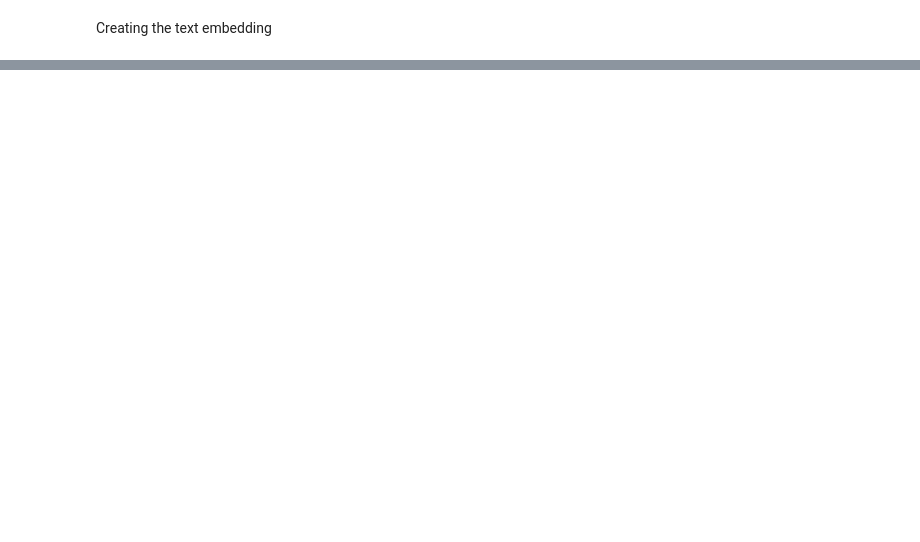
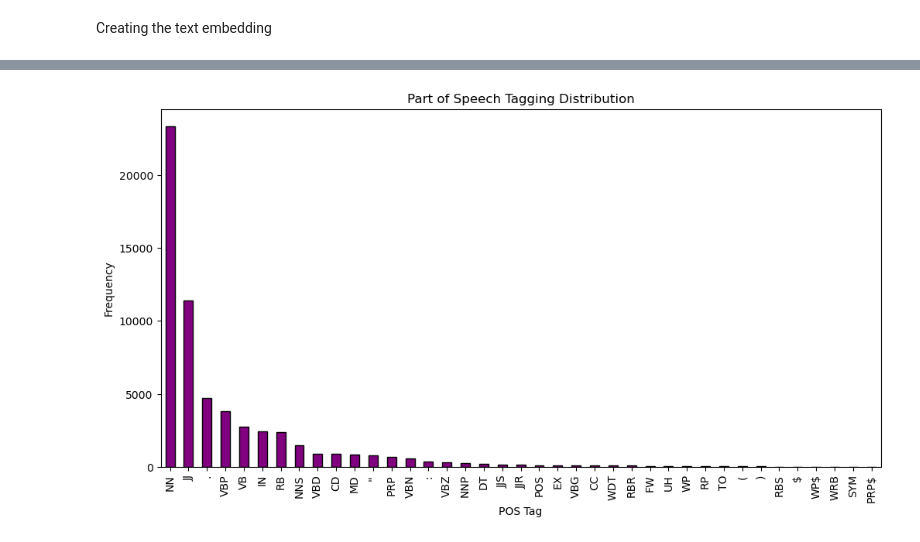
Before and after one commit to gyanigk/ML-HW4, a Jupyter notebook: Just_language_features.ipynb, the cells around one changed output, grey strips where cells are left out. Saved outputs shown, nothing was run; the diff lists cells and outputs as text; code cells hidden in the pictures; blank space fills up the shorter version.

```diff
--- a/Just_language_features.ipynb
+++ b/Just_language_features.ipynb
@@ -188,0 +303,11 @@ nltk.download('vader_lexicon') # Vader
+# %%
+# Visualization of POS tagging
+pos_counts = features['pos tagging'].apply(lambda x: [tag for word, tag in x]).explode().value_counts()
+plt.figure(figsize=(12, 6))
+pos_counts.plot(kind='bar', color='purple', edgecolor='black')
+plt.title('Part of Speech Tagging Distribution')
+plt.xlabel('POS Tag')
+plt.ylabel('Frequency')
+plt.show()
+# %% [output]
+[figure, added]
```
Also changed, not shown: parts of 29 cells of this notebook, 4 other files.
